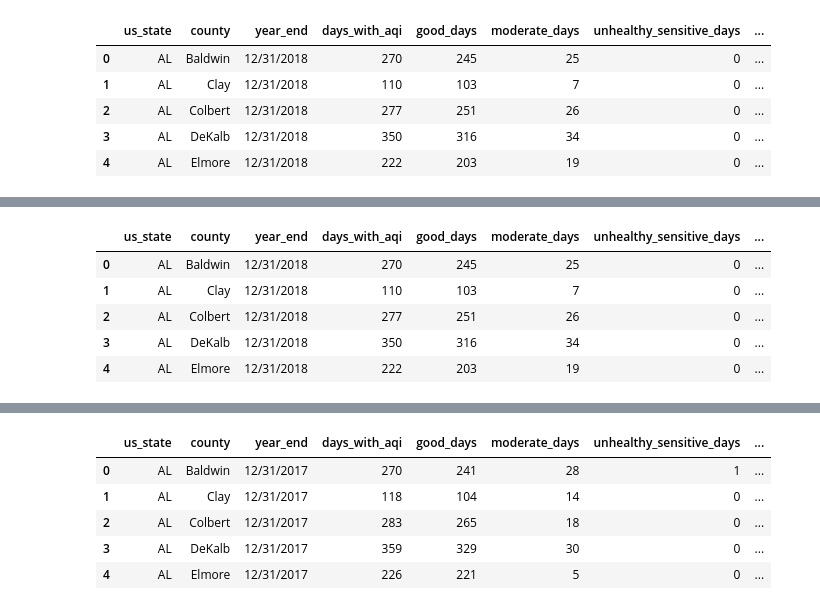
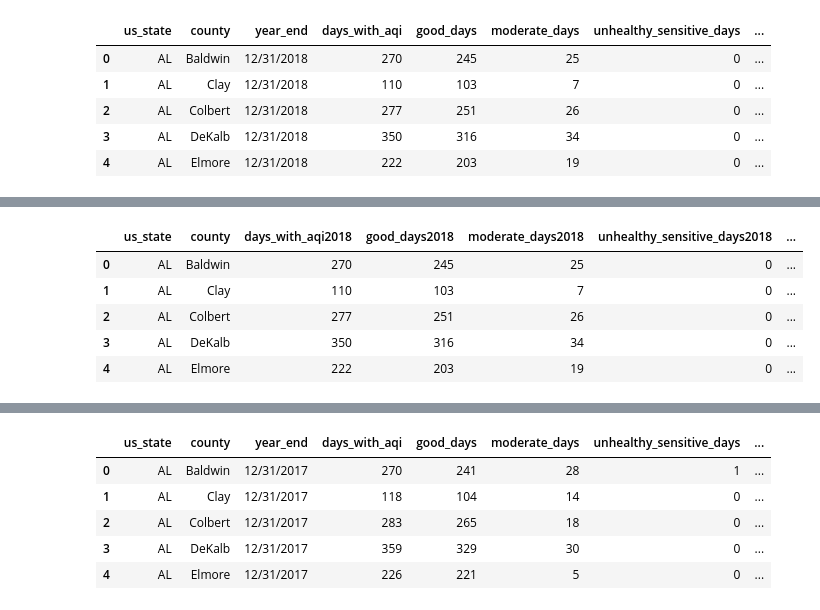
Before and after one commit to sarahheavner/Project2, a Jupyter notebook: combine_data.ipynb, the cells around one changed output, grey strips where cells are left out. Saved outputs shown, nothing was run; the diff lists cells and outputs as text; code cells hidden in the pictures.

```diff
--- a/combine_data.ipynb
+++ b/combine_data.ipynb
@@ -59,6 +81,6 @@ aqi2018_df.head()
 | 4 | AL | Elmore | 12/31/2018 | 222 | 203 | 19 | 0 | ... |
 # %%
 #remove unnecessary columns
-clean2018_aqi = aqi2018_df[['us_state', 'county', 'year_end', 'days_with_aqi', 'good_days', 'moderate_days', 'unhealthy_sensitive_days', 'unhealthy_days', 'very_unhealthy_days', 'hazardous_days', 'days_co', 'days_no2', 'days_ozone', 'days_so2', 'days_pm2', 'days_pm10']]
+clean2018_aqi = aqi2018_df[['us_state', 'county', 'days_with_aqi', 'good_days', 'moderate_days', 'unhealthy_sensitive_days', 'unhealthy_days', 'very_unhealthy_days', 'hazardous_days', 'days_co', 'days_no2', 'days_ozone', 'days_so2', 'days_pm2', 'days_pm10']]
 clean2018_aqi.head()
 # %% [output]
@@ -70,0 +93,5 @@ clean2018_aqi.head()
+# %%
+#update column names with year
+renamed2018_aqi = clean2018_aqi.rename(columns={'days_with_aqi':'days_with_aqi2018', 'good_days':'good_days2018', 'moderate_days':'moderate_days2018', 'unhealthy_sensitive_days':'unhealthy_sensitive_days2018', 'unhealthy_days': 'unhealthy_days2018', 'very_unhealthy_days':'very_unhealthy_days2018', 'hazardous_days':'hazardous_days2018', 'days_co':'days_co2018', 'days_no2':'days_no2_2018', 'days_ozone':'days_ozone2018', 'days_so2':'days_so2_2018', 'days_pm2':'days_pm2_2018', 'days_pm10': 'days_pm10_2018'})
+
+renamed2018_aqi.head()
@@ -82,0 +117,3 @@ poverty2018_df.head()
+# %%
+renamed_poverty2018 = poverty2018_df.rename(columns={'poverty_estimate':'poverty_estimate2018', 'poverty_percentage':'poverty_percentage2018'})
+renamed_poverty2018.head()
@@ -83,11 +127,11 @@ poverty2018_df.head()
 # %%
 #merge dataframes on state and county
-combined2018_df = pd.merge(clean2018_aqi, poverty2018_df, how="left", on=['us_state', 'county'])
+combined2018_df = pd.merge(renamed2018_aqi, renamed_poverty2018, how="left", on=['us_state', 'county'])
 combined2018_df.head()
 # %% [output]
-|  | us_state | county | year_end | days_with_aqi | good_days | moderate_days | unhealthy_sensitive_days | ... |
-| 0 | AL | Baldwin | 12/31/2018 | 270 | 245 | 25 | 0 | ... |
-| 1 | AL | Clay | 12/31/2018 | 110 | 103 | 7 | 0 | ... |
-| 2 | AL | Colbert | 12/31/2018 | 277 | 251 | 26 | 0 | ... |
-| 3 | AL | DeKalb | 12/31/2018 | 350 | 316 | 34 | 0 | ... |
-| 4 | AL | Elmore | 12/31/2018 | 222 | 203 | 19 | 0 | ... |
+|  | us_state | county | days_with_aqi2018 | good_days2018 | moderate_days2018 | unhealthy_sensitive_days2018 | ... |
+| 0 | AL | Baldwin | 270 | 245 | 25 | 0 | ... |
+| 1 | AL | Clay | 110 | 103 | 7 | 0 | ... |
+| 2 | AL | Colbert | 277 | 251 | 26 | 0 | ... |
+| 3 | AL | DeKalb | 350 | 316 | 34 | 0 | ... |
+| 4 | AL | Elmore | 222 | 203 | 19 | 0 | ... |
```
Also changed, not shown: parts of 26 cells of this notebook, 3 other files.
